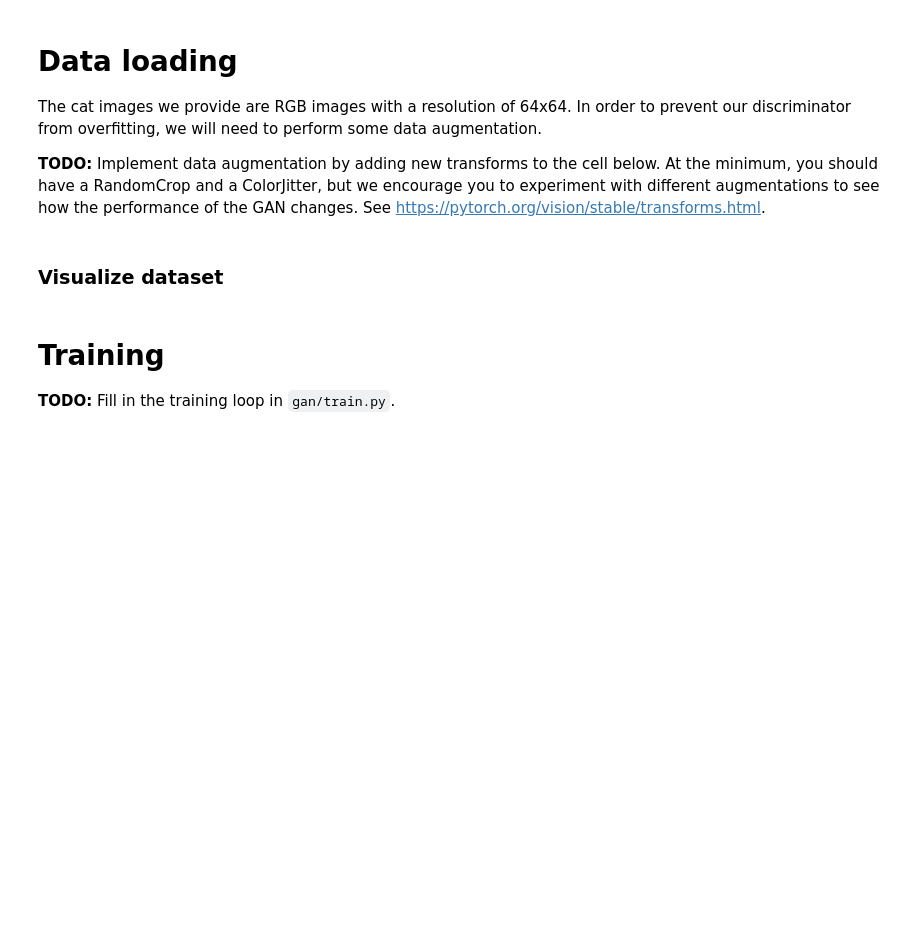
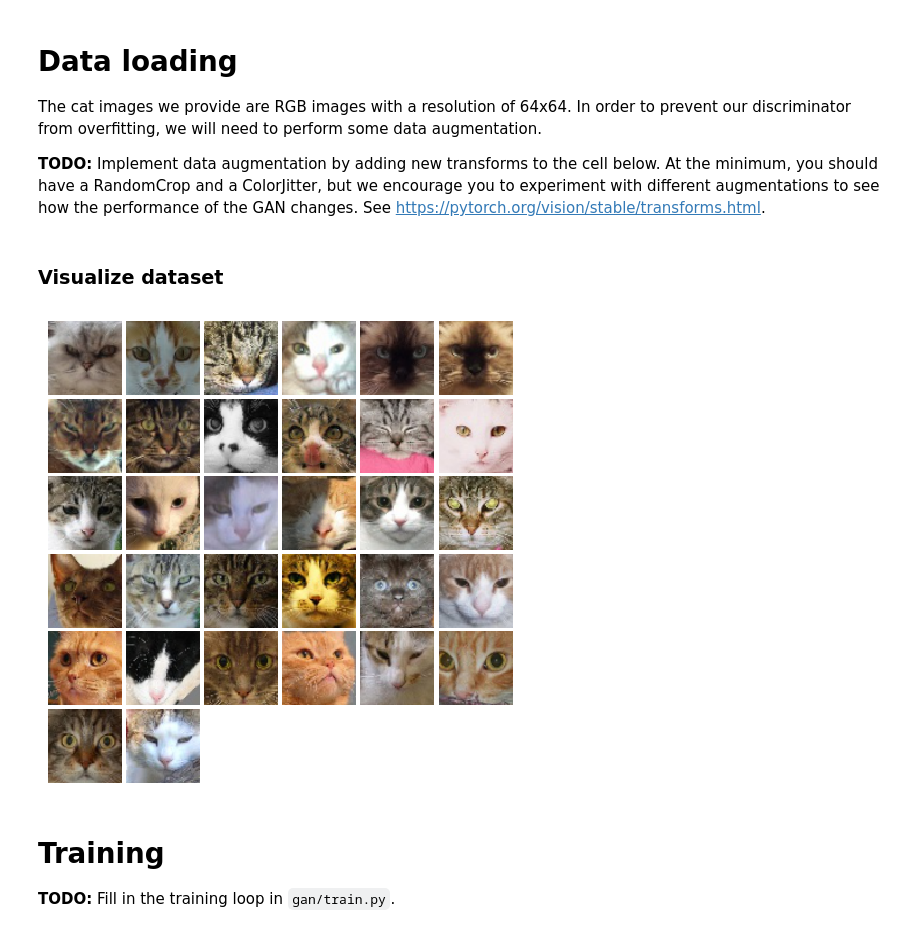
Before and after one commit to KaiwenJon/Deep-Learning-for-CV, a Jupyter notebook: spring2023/MP4/assignment4_materials/assignment4_materials/MP4.ipynb, the cells around one changed output. Drawn from its saved outputs; the diff is of its cells as text; code cells hidden in the pictures; blank space fills up the shorter version.

```diff
--- a/spring2023/MP4/assignment4_materials/assignment4_materials/MP4.ipynb
+++ b/spring2023/MP4/assignment4_materials/assignment4_materials/MP4.ipynb
@@ -125,8 +128,10 @@ cat_loader_train = DataLoader(cat_train, batch_size=batch_size, drop_last=True)
 # %%
 from gan.utils import show_images
 
-imgs = cat_loader_train.__iter__().next()[0].numpy().squeeze()
+imgs = next(iter(cat_loader_train))[0].numpy().squeeze()
 show_images(imgs, color=True)
+# %% [output]
+[figure, added]
 # %% [markdown]
 # Training
 
```
Also changed, not shown: parts of 2 cells of this notebook, 11 other files.
